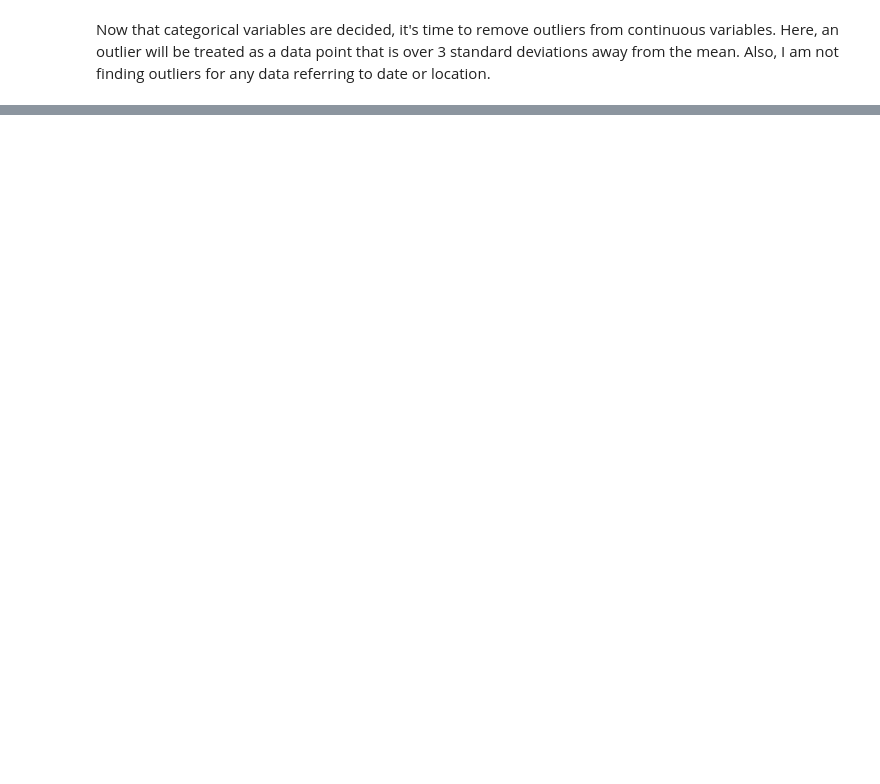
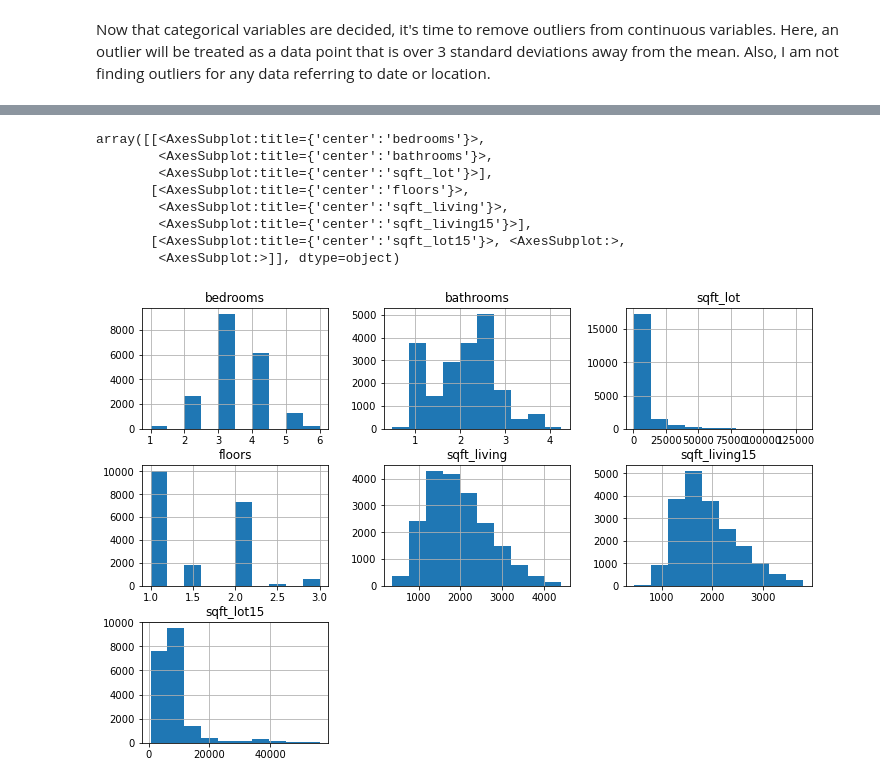
Before and after one commit to hoganbyun/dsc-phase-2-project, a Jupyter notebook: student.ipynb, the cells around one changed output, grey strips where cells are left out. Cells and saved outputs as stored; diff of their text form; code cells hidden in the pictures; blank space fills up the shorter version.

```diff
--- a/student.ipynb
+++ b/student.ipynb
@@ -397,0 +464,18 @@ Lost around 1-2 thousand data points from removing outliers.
+# %%
+# create list of continuous variables for log transforms
+cont = ['bedrooms', 'bathrooms', 'sqft_lot', 'floors', 'sqft_living', 'sqft_living15', 'sqft_lot15']
+
+cont_df = df[cont]
+# %%
+# A good amount look to be biased towards lower values
+cont_df.hist(figsize=(12,8))
+# %% [output]
+array([[<AxesSubplot:title={'center':'bedrooms'}>,
+        <AxesSubplot:title={'center':'bathrooms'}>,
+        <AxesSubplot:title={'center':'sqft_lot'}>],
+       [<AxesSubplot:title={'center':'floors'}>,
+        <AxesSubplot:title={'center':'sqft_living'}>,
+        <AxesSubplot:title={'center':'sqft_living15'}>],
+       [<AxesSubplot:title={'center':'sqft_lot15'}>, <AxesSubplot:>,
+        <AxesSubplot:>]], dtype=object)
+[figure, added]
```
Also changed, not shown: parts of 68 cells of this notebook.
